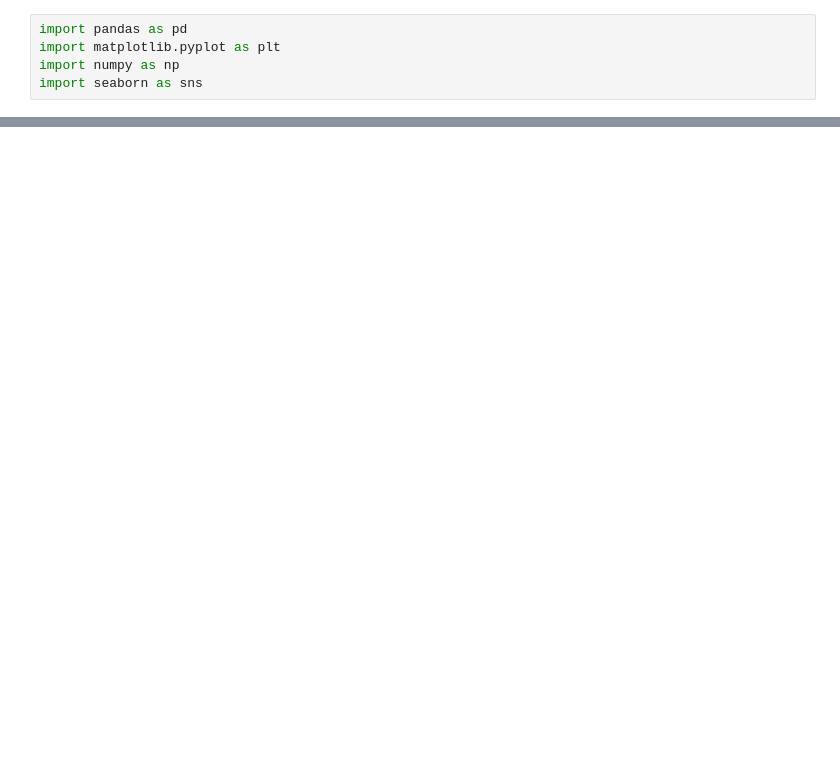
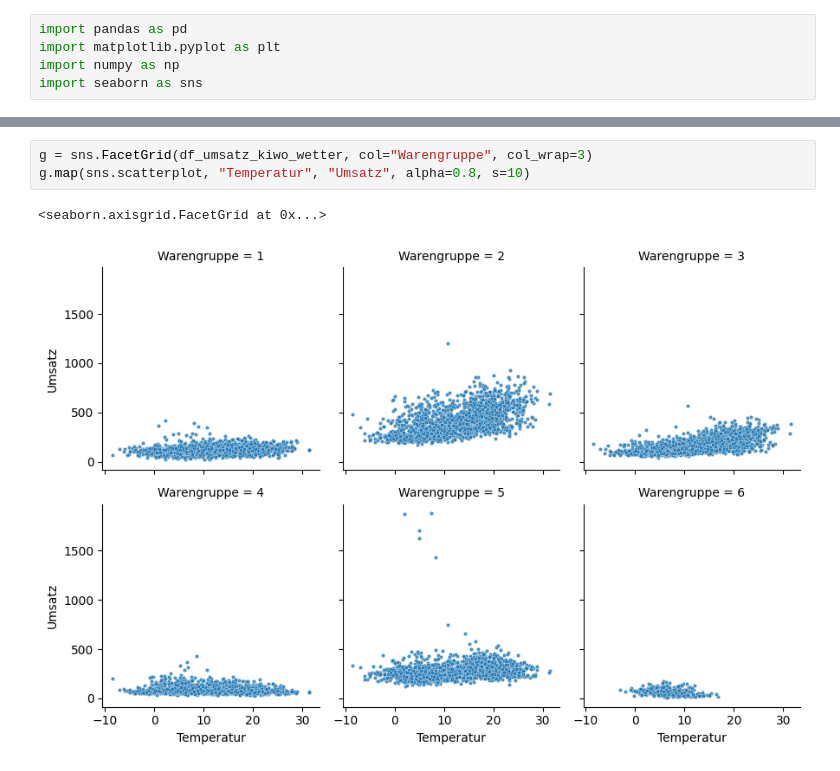
Before and after one commit to jul-mar/bakery_sales_prediction, a Jupyter notebook: week3_notebook.ipynb, the cells around one changed output, grey strips where cells are left out. Saved outputs shown, nothing was run; the diff lists cells and outputs as text; blank space fills up the shorter version.

```diff
--- a/week3_notebook.ipynb
+++ b/week3_notebook.ipynb
@@ -131,0 +144,6 @@ plt.show()
+# %%
+g = sns.FacetGrid(df_umsatz_kiwo_wetter, col="Warengruppe", col_wrap=3)
+g.map(sns.scatterplot, "Temperatur", "Umsatz", alpha=0.8, s=10)
+# %% [output]
+<seaborn.axisgrid.FacetGrid at 0x...>
+[figure, added]
```
Also changed, not shown: parts of 11 cells of this notebook.
